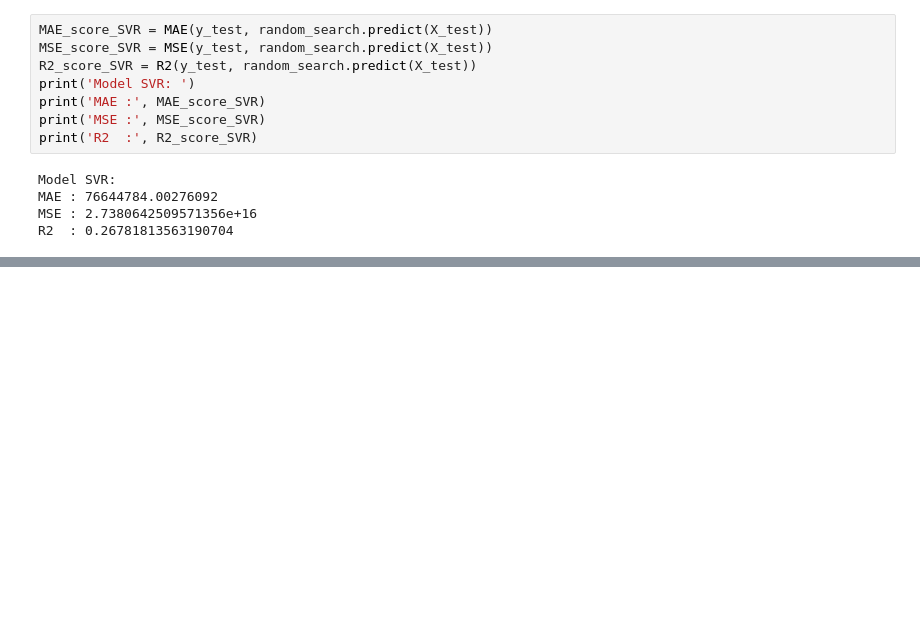
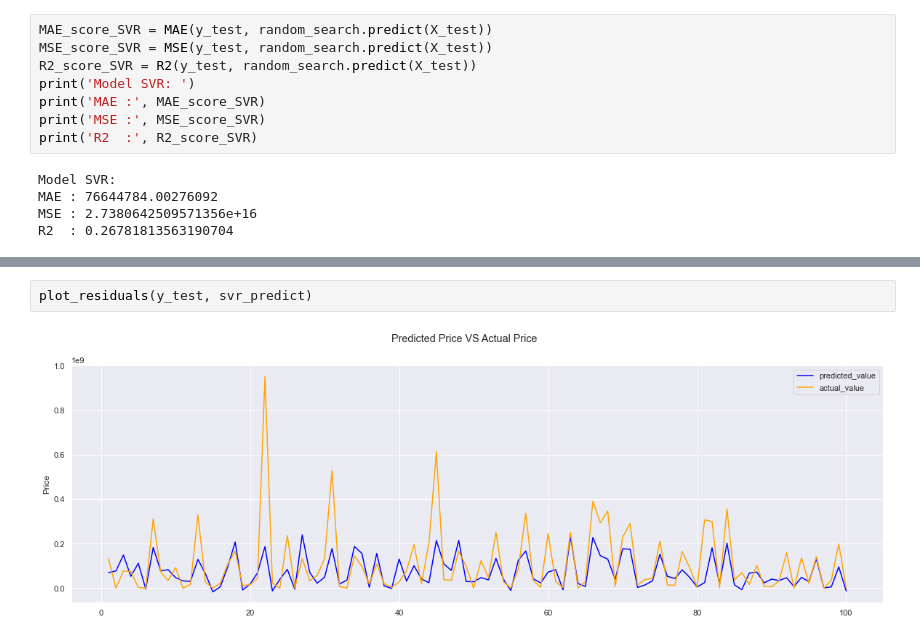
Before and after one commit to huynhthiailinh/data-science-predict-movie-s-sales, a Jupyter notebook: 08 - Dự đoán doanh thu phim/main.ipynb, the cells around one changed output, grey strips where cells are left out. Saved outputs shown, nothing was run; the diff lists cells and outputs as text; blank space fills up the shorter version.

```diff
--- a/08 - Dự đoán doanh thu phim/main.ipynb
+++ b/08 - Dự đoán doanh thu phim/main.ipynb
@@ -931,0 +942,4 @@ R2  : 0.26781813563190704
+# %%
+plot_residuals(y_test, svr_predict)
+# %% [output]
+[figure, added]
```
Also changed, not shown: parts of 8 cells of this notebook.
